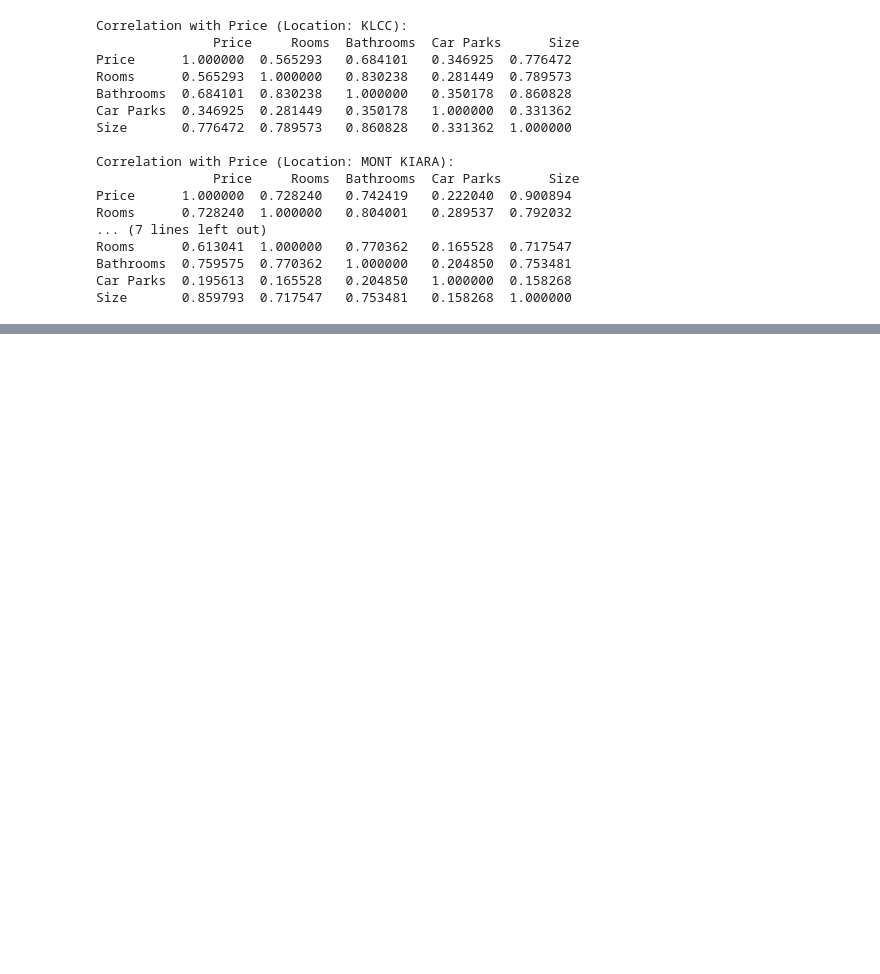
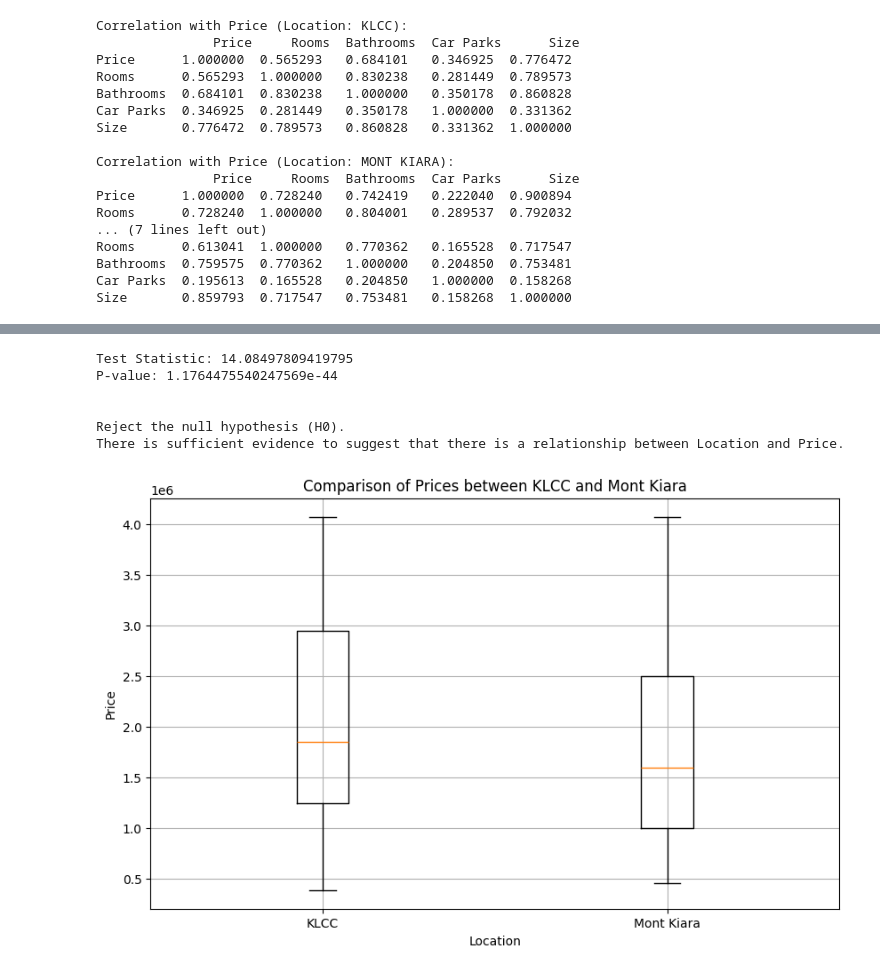
Before and after one commit to lhadi18/kuala-lumpur-house-price-prediction, a Jupyter notebook: machine_learning_model.ipynb, the cells around one changed output, grey strips where cells are left out. Saved outputs shown, nothing was run; the diff lists cells and outputs as text; code cells hidden in the pictures; blank space fills up the shorter version.

Commit message:
add hypothesis testing

```diff
--- a/machine_learning_model.ipynb
+++ b/machine_learning_model.ipynb
@@ -725,0 +740,43 @@ Size       0.859793  0.717547   0.753481   0.158268  1.000000
+# %%
+#Calculate t-test for means of 2 independent samples of scores
+#Between prices and location
+
+#Select prices of 2 top frequent locations
+klcc_prices = df[df['Location'] == 'KLCC']['Price']
+mont_prices = df[df['Location'] == 'MONT KIARA']['Price']
+
+t_stat, p_value = stats.ttest_ind(klcc_prices, mont_prices)
+
+#Print result of Test Statistic and P-value
+print(f'Test Statistic: {t_stat}')
+print(f'P-value: {p_value}')
+
+print("\n")
+
+alpha = 0.05
+if p_value < alpha:
+    print("Reject the null hypothesis (H0).")
+    print("There is sufficient evidence to suggest that there is a relationship between Location and Price.")
+else:
+    print("Fail to reject the null hypothesis (H0).")
+    print("There is not sufficient evidence to suggest that there is a relationship between Location and Price.")
+# %% [output]
+Test Statistic: 14.08497809419795
+P-value: 1.1764475540247569e-44
+
+
+Reject the null hypothesis (H0).
+There is sufficient evidence to suggest that there is a relationship between Location and Price.
+# %%
+import matplotlib.pyplot as plt
+
+# Create a box plot to compare prices between KLCC and Mont Kiara
+plt.figure(figsize=(10, 6))
+plt.boxplot([klcc_prices, mont_prices], tick_labels=['KLCC', 'Mont Kiara'])
+plt.title('Comparison of Prices between KLCC and Mont Kiara')
+plt.xlabel('Location')
+plt.ylabel('Price')
+plt.grid(True)
+plt.show()
+# %% [output]
+[figure, added]
```
Also changed, not shown: parts of 15 cells of this notebook.
